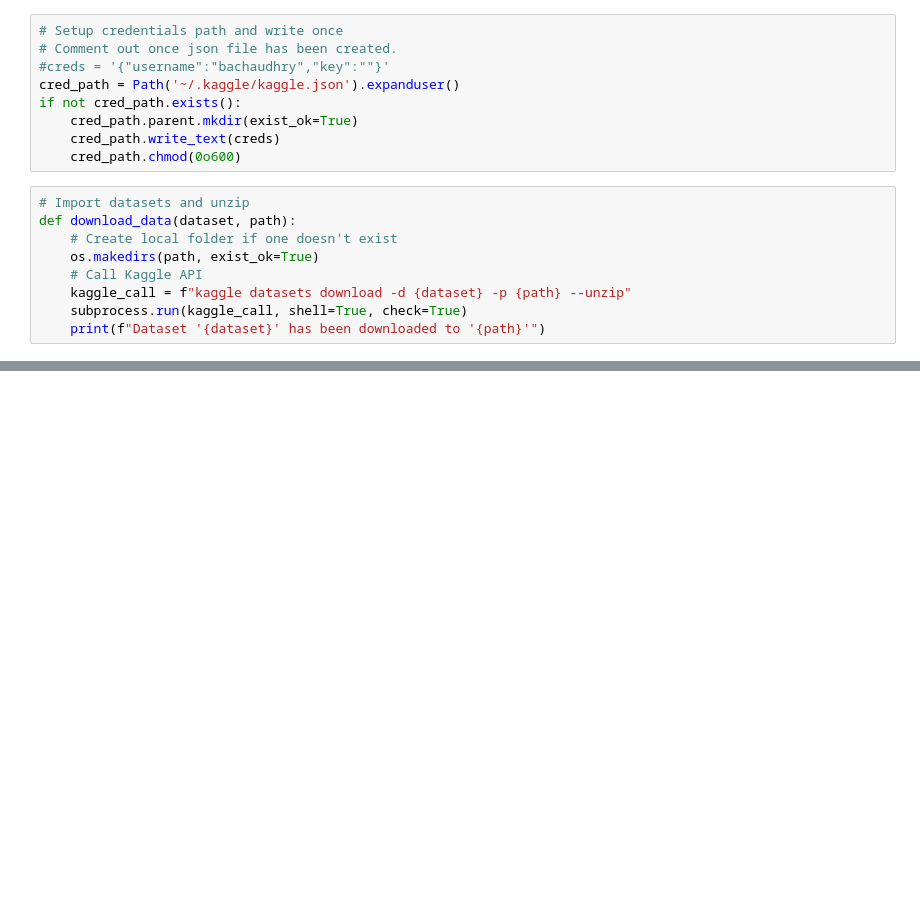
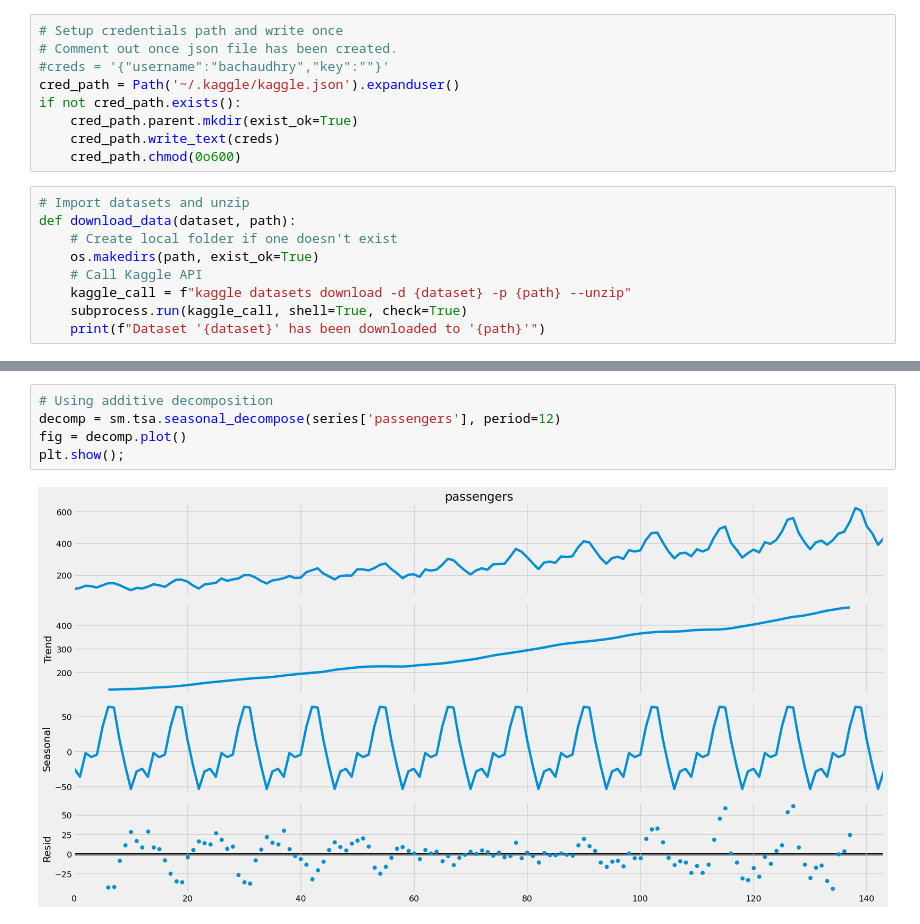
Before and after one commit to bachaudhry/time_series, a Jupyter notebook: ts_with_k/01_Getting_Start_With_TimeSeries.ipynb, the cells around one changed output, grey strips where cells are left out. Saved outputs shown, nothing was run; the diff lists cells and outputs as text; blank space fills up the shorter version.

Commit message:
Decomposition section

```diff
--- a/ts_with_k/01_Getting_Start_With_TimeSeries.ipynb
+++ b/ts_with_k/01_Getting_Start_With_TimeSeries.ipynb
@@ -57,0 +103,7 @@ Dataset 'konradb/tsdata-1' has been downloaded to 'data'
+# %%
+# Using additive decomposition
+decomp = sm.tsa.seasonal_decompose(series['passengers'], period=12)
+fig = decomp.plot()
+plt.show();
+# %% [output]
+[figure, added]
```
Also changed, not shown: parts of 20 cells of this notebook.
